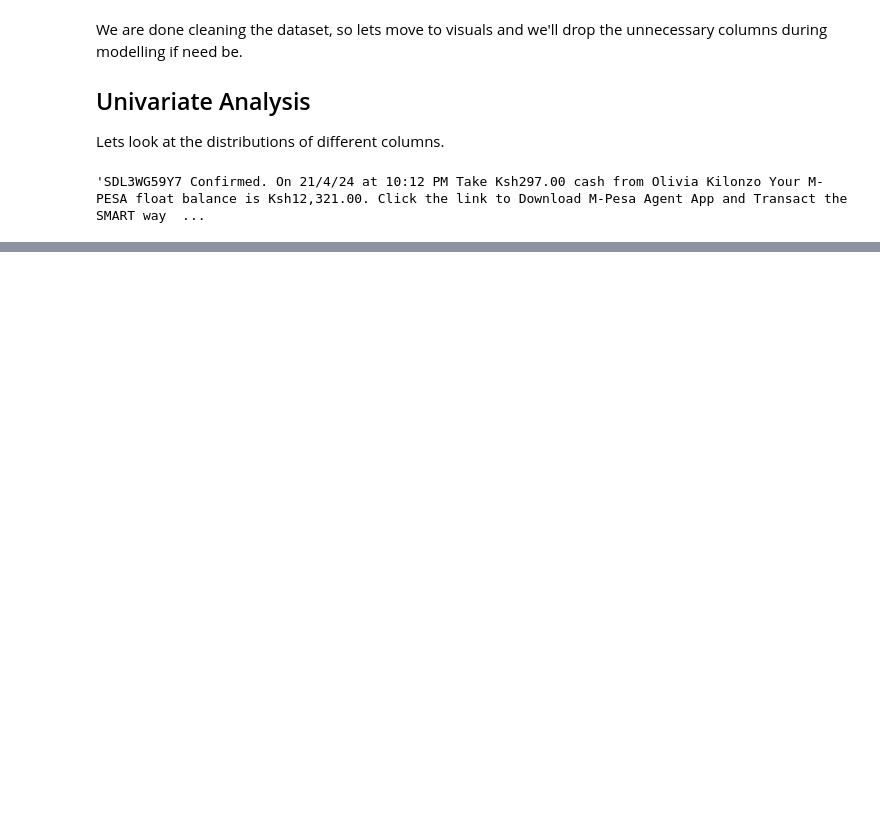
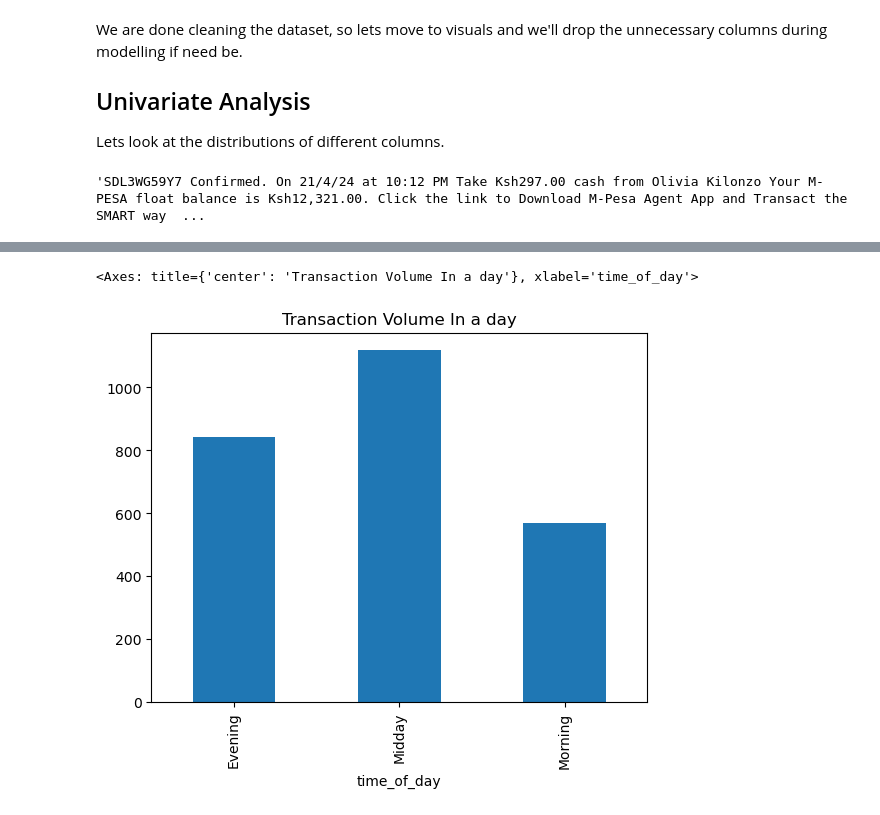
Before and after one commit to MarwaBrian/mpesa, a Jupyter notebook: index.ipynb, the cells around one changed output, grey strips where cells are left out. Cells and saved outputs as stored; diff of their text form; code cells hidden in the pictures; blank space fills up the shorter version.

```diff
--- a/index.ipynb
+++ b/index.ipynb
@@ -458,0 +549,22 @@ valid_transactions
+# %%
+model_df['hour'] = model_df['time'].dt.hour
+
+def get_time(hour):
+    if 6 <= hour <12:
+        return 'Morning'
+    elif 12 <= hour <= 18:
+        return 'Midday'
+    elif 18 <= hour <= 24:
+        return 'Evening'
+    else:
+        return 'Night'
+
+
+model_df['time_of_day'] = model_df['hour'].apply(get_time)
+
+transactions_time_of_day = model_df.groupby('time_of_day').size()
+
+transactions_time_of_day.plot(kind = 'bar', title='Transaction Volume In a day')
+# %% [output]
+<Axes: title={'center': 'Transaction Volume In a day'}, xlabel='time_of_day'>
+[figure, added]
```
Also changed, not shown: parts of 12 cells of this notebook.
